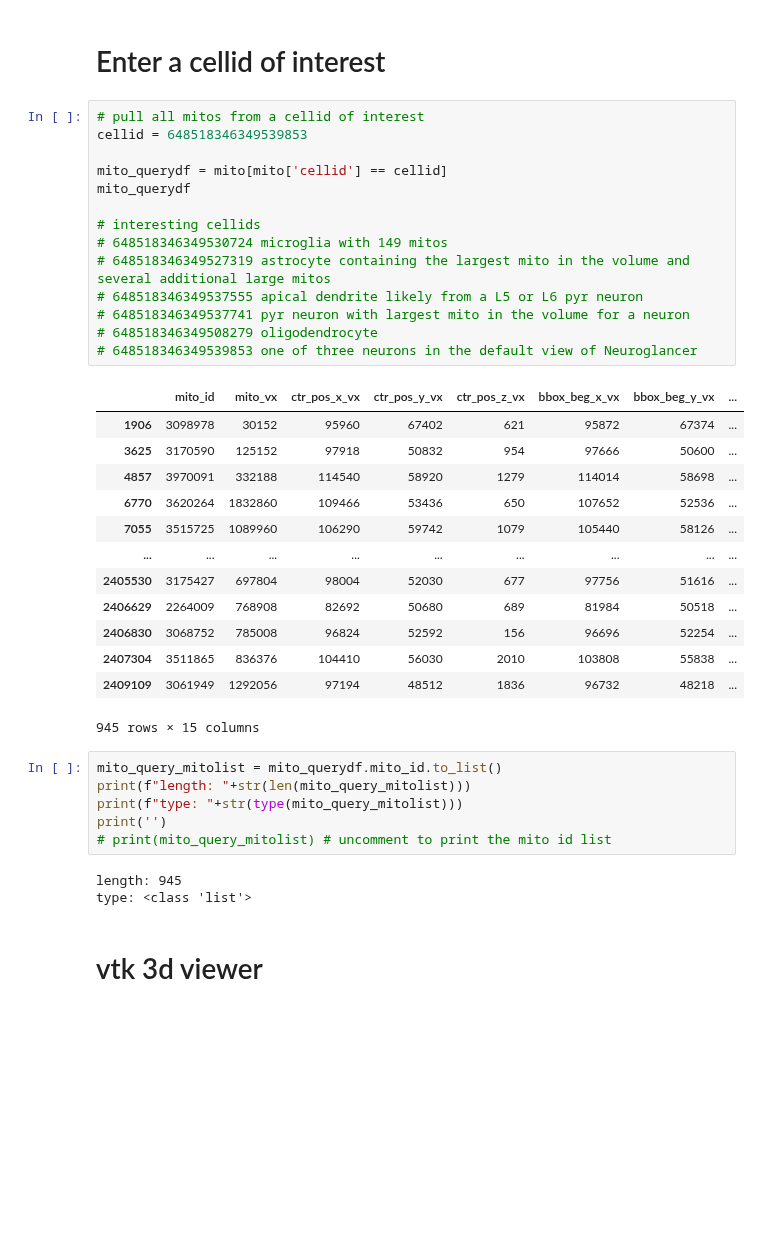
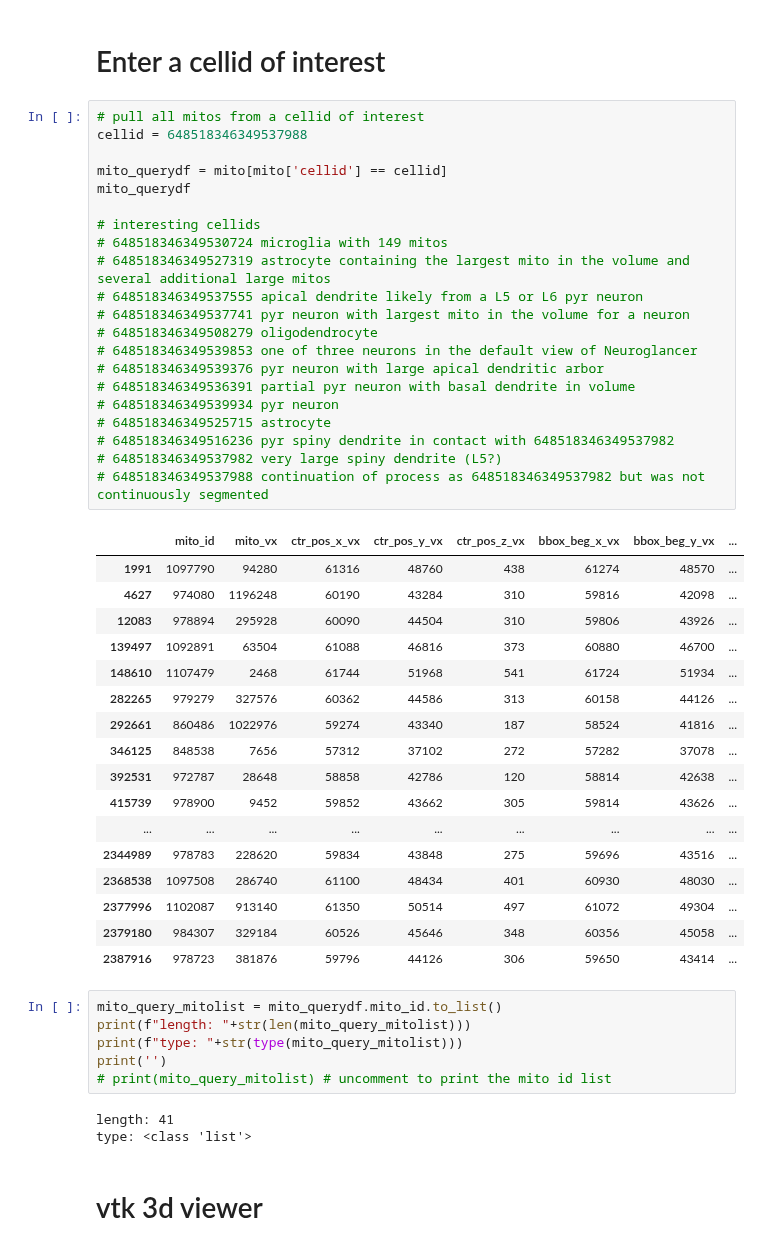
Before and after one commit to shandran/layer23-volume, a Jupyter notebook: mitochondria_analytics/vtk_mitochondria_visualizer_with_synapses.ipynb, the cells around one changed output. Drawn from its saved outputs; the diff is of its cells as text; blank space fills up the shorter version.

```diff
--- a/mitochondria_analytics/vtk_mitochondria_visualizer_with_synapses.ipynb
+++ b/mitochondria_analytics/vtk_mitochondria_visualizer_with_synapses.ipynb
@@ -52,32 +52,43 @@ mito
 # Enter a cellid of interest
 # %%
 # pull all mitos from a cellid of interest
-cellid = 648518346349539853
+cellid = 648518346349537988
 
 mito_querydf = mito[mito['cellid'] == cellid]
 mito_querydf
 
 # interesting cellids
 # 648518346349530724 microglia with 149 mitos
 # 648518346349527319 astrocyte containing the largest mito in the volume and several additional large mitos
 # 648518346349537555 apical dendrite likely from a L5 or L6 pyr neuron
 # 648518346349537741 pyr neuron with largest mito in the volume for a neuron
 # 648518346349508279 oligodendrocyte
 # 648518346349539853 one of three neurons in the default view of Neuroglancer
+# 648518346349539376 pyr neuron with large apical dendritic arbor
+# 648518346349536391 partial pyr neuron with basal dendrite in volume
+# 648518346349539934 pyr neuron
+# 648518346349525715 astrocyte
+# 648518346349516236 pyr spiny dendrite in contact with 648518346349537982
+# 648518346349537982 very large spiny dendrite (L5?)
+# 648518346349537988 continuation of process as 648518346349537982 but was not continuously segmented
 # %% [output]
 |  | mito_id | mito_vx | ctr_pos_x_vx | ctr_pos_y_vx | ctr_pos_z_vx | bbox_beg_x_vx | bbox_beg_y_vx | ... |
-| 1906 | 3098978 | 30152 | 95960 | 67402 | 621 | 95872 | 67374 | ... |
-| 3625 | 3170590 | 125152 | 97918 | 50832 | 954 | 97666 | 50600 | ... |
-| 4857 | 3970091 | 332188 | 114540 | 58920 | 1279 | 114014 | 58698 | ... |
-| 6770 | 3620264 | 1832860 | 109466 | 53436 | 650 | 107652 | 52536 | ... |
-| 7055 | 3515725 | 1089960 | 106290 | 59742 | 1079 | 105440 | 58126 | ... |
+| 1991 | 1097790 | 94280 | 61316 | 48760 | 438 | 61274 | 48570 | ... |
+| 4627 | 974080 | 1196248 | 60190 | 43284 | 310 | 59816 | 42098 | ... |
+| 12083 | 978894 | 295928 | 60090 | 44504 | 310 | 59806 | 43926 | ... |
+| 139497 | 1092891 | 63504 | 61088 | 46816 | 373 | 60880 | 46700 | ... |
+| 148610 | 1107479 | 2468 | 61744 | 51968 | 541 | 61724 | 51934 | ... |
+| 282265 | 979279 | 327576 | 60362 | 44586 | 313 | 60158 | 44126 | ... |
+| 292661 | 860486 | 1022976 | 59274 | 43340 | 187 | 58524 | 41816 | ... |
+| 346125 | 848538 | 7656 | 57312 | 37102 | 272 | 57282 | 37078 | ... |
+| 392531 | 972787 | 28648 | 58858 | 42786 | 120 | 58814 | 42638 | ... |
+| 415739 | 978900 | 9452 | 59852 | 43662 | 305 | 59814 | 43626 | ... |
 | ... | ... | ... | ... | ... | ... | ... | ... | ... |
-| 2405530 | 3175427 | 697804 | 98004 | 52030 | 677 | 97756 | 51616 | ... |
-| 2406629 | 2264009 | 768908 | 82692 | 50680 | 689 | 81984 | 50518 | ... |
-| 2406830 | 3068752 | 785008 | 96824 | 52592 | 156 | 96696 | 52254 | ... |
-| 2407304 | 3511865 | 836376 | 104410 | 56030 | 2010 | 103808 | 55838 | ... |
-| 2409109 | 3061949 | 1292056 | 97194 | 48512 | 1836 | 96732 | 48218 | ... |
+| 2344989 | 978783 | 228620 | 59834 | 43848 | 275 | 59696 | 43516 | ... |
+| 2368538 | 1097508 | 286740 | 61100 | 48434 | 401 | 60930 | 48030 | ... |
+| 2377996 | 1102087 | 913140 | 61350 | 50514 | 497 | 61072 | 49304 | ... |
+| 2379180 | 984307 | 329184 | 60526 | 45646 | 348 | 60356 | 45058 | ... |
+| 2387916 | 978723 | 381876 | 59796 | 44126 | 306 | 59650 | 43414 | ... |
-945 rows × 15 columns
 # %%
 mito_query_mitolist = mito_querydf.mito_id.to_list()
 print(f"length: "+str(len(mito_query_mitolist)))
@@ -85,7 +96,7 @@ print(f"type: "+str(type(mito_query_mitolist)))
 print('')
 # print(mito_query_mitolist) # uncomment to print the mito id list
 # %% [output]
-length: 945
+length: 41
 type: <class 'list'>
 # %% [markdown]
 # vtk 3d viewer
```
Also changed, not shown: parts of 31 cells of this notebook.
